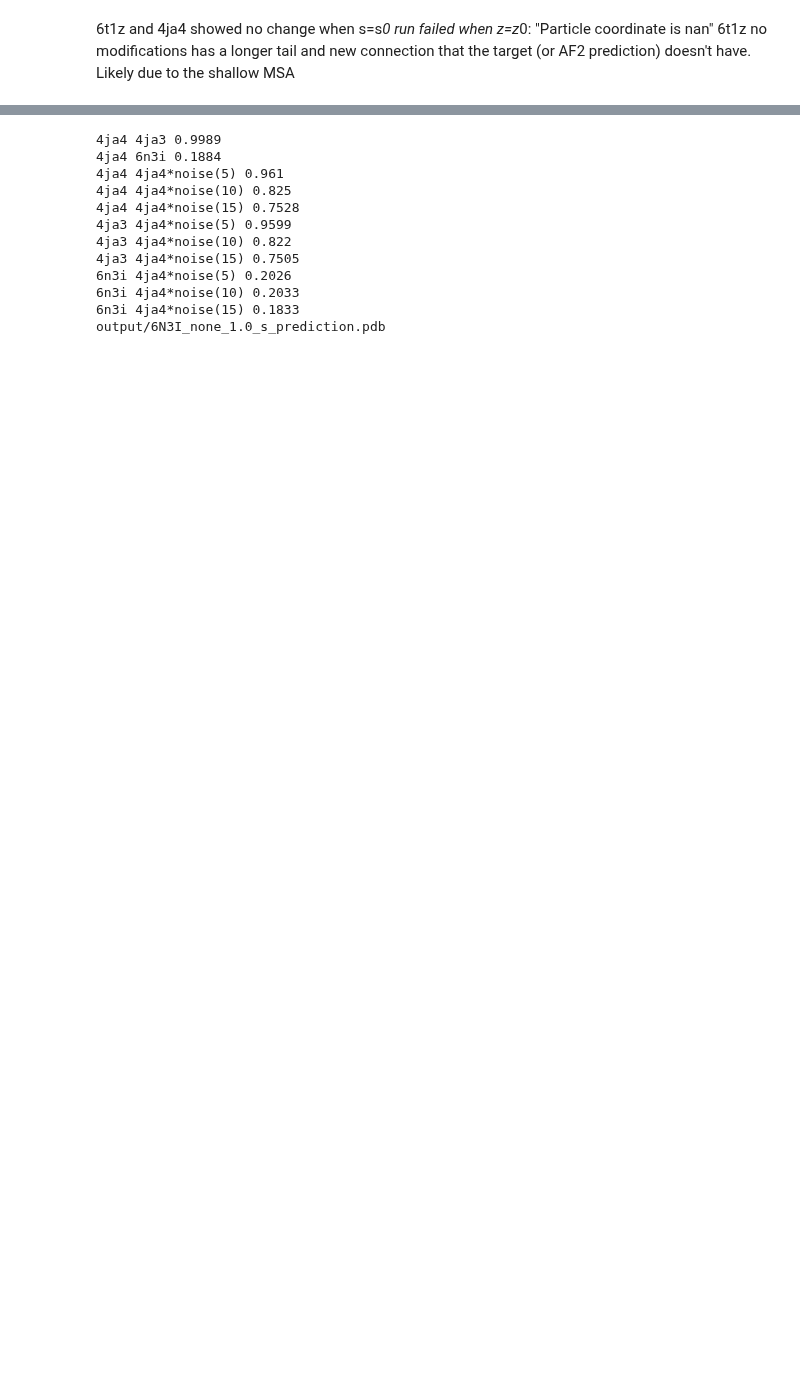
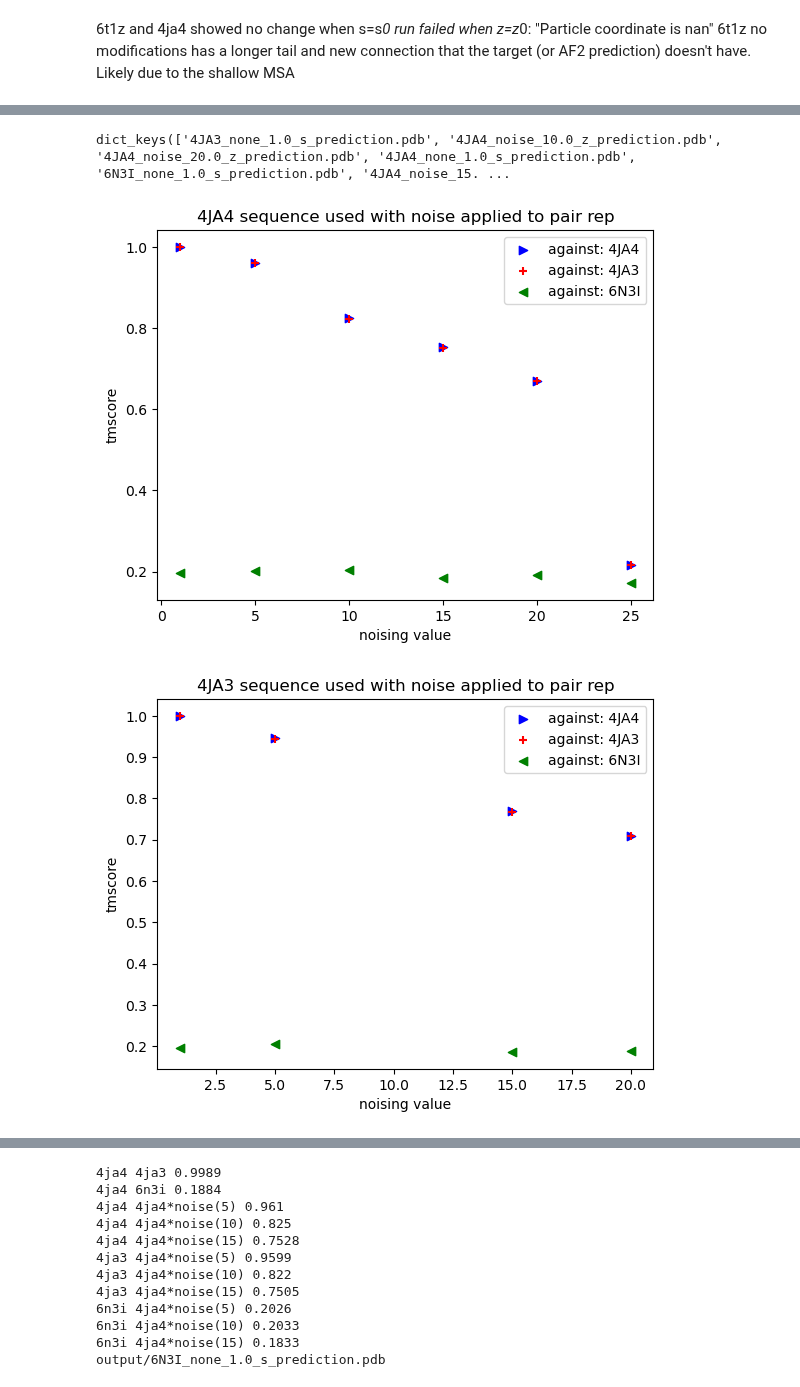
Before and after one commit to MichaelTrumbull/openfold-mt, a Jupyter notebook: compare.ipynb, the cells around one changed output, grey strips where cells are left out. Saved outputs shown, nothing was run; the diff lists cells and outputs as text; code cells hidden in the pictures; blank space fills up the shorter version.

```diff
--- a/compare.ipynb
+++ b/compare.ipynb
@@ -68,3 +57,53 @@ def plot_tmruns(dict,protien,mode,rep,color,marker,label=''):
     for run_pdb in dict:
         if dict[run_pdb]['protien'] == protien and dict[run_pdb]['mode'] == mode and dict[run_pdb]['rep'] == rep:
             plt.scatter(dict[run_pdb]['value'],dict[run_pdb]['tmscore'],color=color,marker=marker)#,label=label if legend_marker else '')
+# %%
+def tmscore_dict_mult_conf(directory,target_pdbs):
+    dict = {}
+    for run_pdb in os.listdir('output'):
+        if run_pdb[-1] == "b":
+            parsed_name = run_pdb.split('_')
+            dict[run_pdb] = {}
+            dict[run_pdb]['protien'] = parsed_name[0]
+            dict[run_pdb]['mode'] = parsed_name[1]
+            dict[run_pdb]['value'] = float(parsed_name[2])
+            dict[run_pdb]['rep'] = parsed_name[3]
+            dict[run_pdb]['tmscore'] = {}
+            for target_pdb in target_pdbs:
+                dict[run_pdb]['tmscore'][target_pdb.split('_')[0]] = tmscore(directory + target_pdb, directory + run_pdb)
+    return dict
+d_mult_conf = tmscore_dict_mult_conf('output/',['4JA3_none_1.0_s_prediction.pdb', '4JA4_none_1.0_s_prediction.pdb', '6N3I_none_1.0_s_prediction.pdb'])
+# %%
+d_mult_conf.keys()
+# %% [output]
+dict_keys(['4JA3_none_1.0_s_prediction.pdb', '4JA4_noise_10.0_z_prediction.pdb', '4JA4_noise_20.0_z_prediction.pdb', '4JA4_none_1.0_s_prediction.pdb', '6N3I_none_1.0_s_prediction.pdb', '4JA4_noise_15. ...
+# %%
+def plot_tmruns_mult_conf(dict,run_protien,target_protiens):
+    '''
+    This plots all the protiens and their many tmscores in the dictionary. Since the dict is made from the output file, all pdbs in
+    the output file will be here. different runs need to be separated.
+    Assume: mode = noise. representation = z.
+    '''
+    colors = ['blue','red','green','black']
+    markers = ['>','+','<','*']
+    for i,_ in enumerate(target_protiens): # *protien* is the target protien the tmscore is against.
+        first_label = True
+        label = 'against: ' + target_protiens[i]
+        for run_pdb in dict:
+            if dict[run_pdb]['protien'] == run_protien:
+                plt.scatter(dict[run_pdb]['value'],dict[run_pdb]['tmscore'][target_protiens[i]],color=colors[i],marker=markers[i], label=label if first_label else '')
+                first_label = False
+    plt.legend()
+    plt.title(run_protien + ' sequence used with noise applied to pair rep')
+    plt.xlabel('noising value')
+    plt.ylabel('tmscore')
+    plt.show()
+
+
+
+plot_tmruns_mult_conf(d_mult_conf,'4JA4',['4JA4','4JA3','6N3I'])
+plot_tmruns_mult_conf(d_mult_conf,'4JA3',['4JA4','4JA3','6N3I'])
+plot_tmruns_mult_conf(d_mult_conf,'6N3I',['4JA4','4JA3','6N3I'])
+# %% [output]
+[figure, added]
+[figure, added]
```
Also changed, not shown: parts of 3 cells of this notebook, 2 other files.
